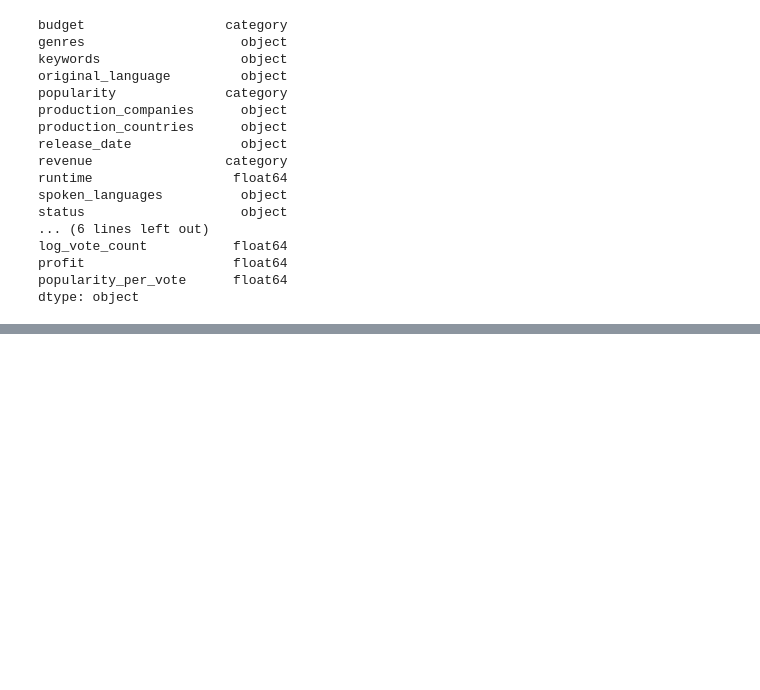
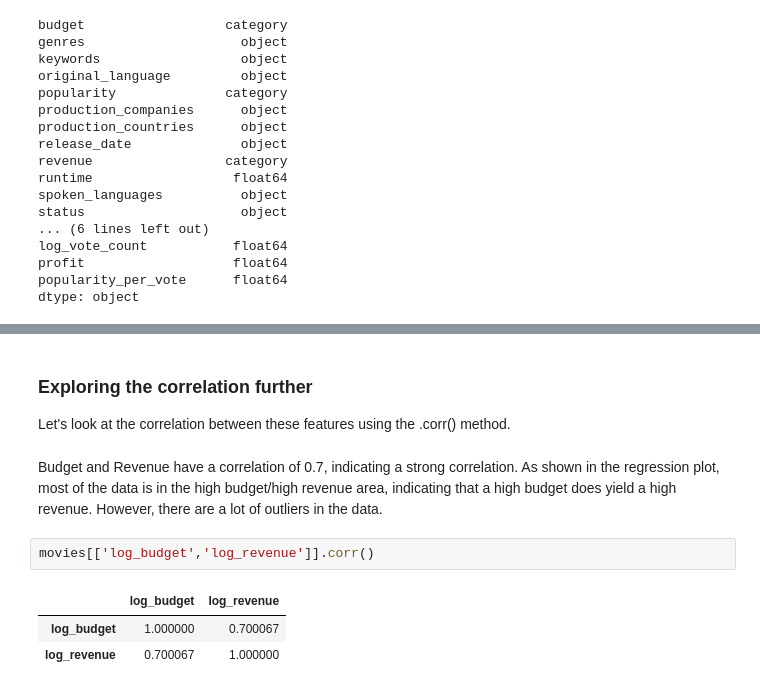
Before and after one commit to ziyadsaf/movie-success-prediction, a Jupyter notebook: movie_prediction_project.ipynb, the cells around one changed output, grey strips where cells are left out. Saved outputs shown, nothing was run; the diff lists cells and outputs as text; blank space fills up the shorter version.

```diff
--- a/movie_prediction_project.ipynb
+++ b/movie_prediction_project.ipynb
@@ -632,0 +657,11 @@ Text(0.5, 1.0, 'Revenue vs Vote Count')
+# %% [markdown]
+### Exploring the correlation further
+Let's look at the correlation between these features using the .corr() method.
+# %% [markdown]
+Budget and Revenue have a correlation of 0.7, indicating a strong correlation. As shown in the regression plot, most of the data is in the high budget/high revenue area, indicating that a high budget does yield a high revenue. However, there are a lot of outliers in the data.
+# %%
+movies[['log_budget','log_revenue']].corr()
+# %% [output]
+|  | log_budget | log_revenue |
+| log_budget | 1.000000 | 0.700067 |
+| log_revenue | 0.700067 | 1.000000 |
```
Also changed, not shown: parts of 125 cells of this notebook.
